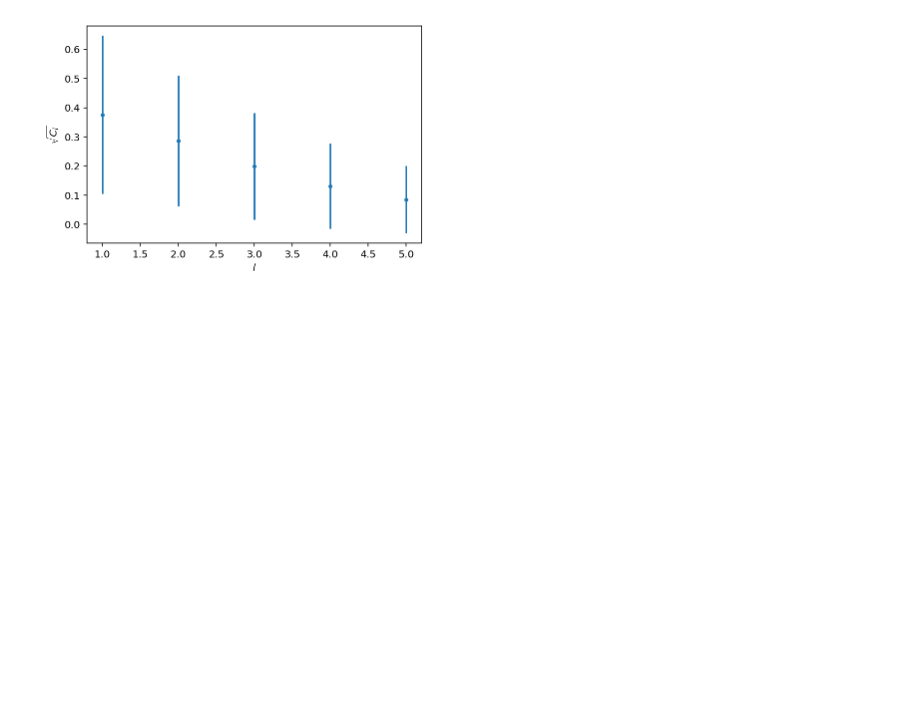
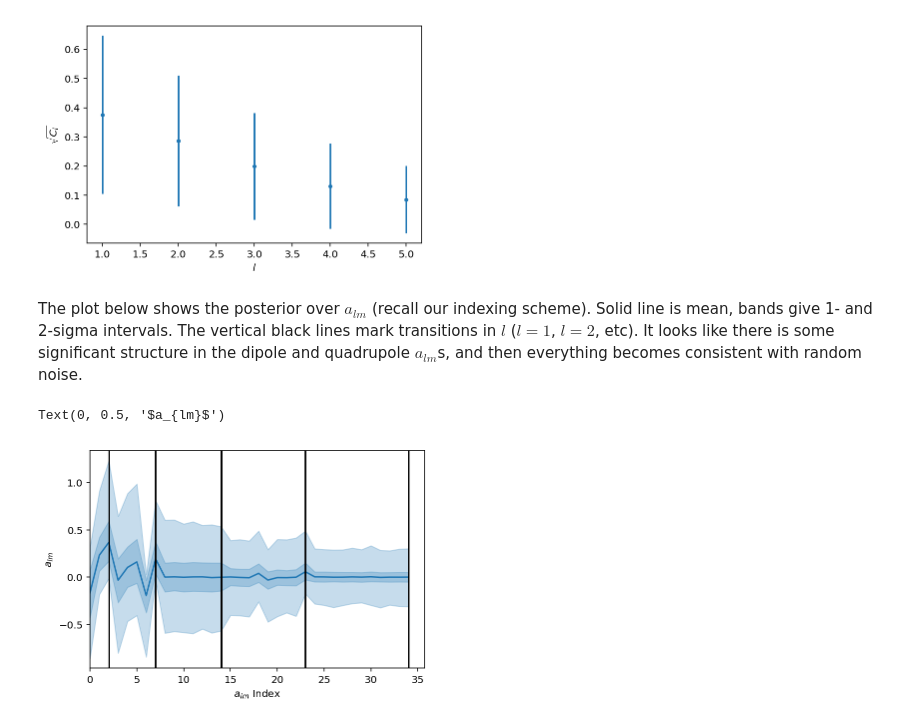
Before and after one commit to bfarr/exocartographer, a Jupyter notebook: stan/EMTest.ipynb, the cells around one changed output. Cells and saved outputs as stored; diff of their text form; code cells hidden in the pictures; blank space fills up the shorter version.

Commit message:
Plotting a_lm's to see struture.

```diff
--- a/stan/EMTest.ipynb
+++ b/stan/EMTest.ipynb
@@ -386,3 +386,25 @@ ylabel(r'$\sqrt{C_l}$')
 # %% [output]
 Text(0, 0.5, '$\\sqrt{C_l}$')
 [figure]
+# %% [markdown]
+The plot below shows the posterior over $a_{lm}$ (recall our indexing scheme).  Solid line is mean, bands give 1- and 2-sigma intervals.  The vertical black lines mark transitions in $l$ ($l=1$, $l=2$, etc).  It looks like there is some significant structure in the dipole and quadrupole $a_{lm}$s, and then everything becomes consistent with random noise.
+# %%
+x = arange(chain['alm_map'].shape[2])
+l, = plot(x, mean(chain['alm_map'], axis=(0,1)))
+fill_between(x, percentile(chain['alm_map'], 84, axis=(0,1)), percentile(chain['alm_map'], 16, axis=(0,1)), color=l.get_color(), alpha=0.25)
+fill_between(x, percentile(chain['alm_map'], 97.5, axis=(0,1)), percentile(chain['alm_map'], 2.5, axis=(0,1)), color=l.get_color(), alpha=0.25)
+
+lines = [0]
+for l in range(1, lmax+1):
+    lines.append(lines[-1]+(2*l+1))
+
+for l in lines[1:]:
+    axvline(l-1, color='k')
+
+axis(xmin=0)
+
+xlabel(r'$a_{lm}$ Index')
+ylabel(r'$a_{lm}$')
+# %% [output]
+Text(0, 0.5, '$a_{lm}$')
+[figure, added]
```
